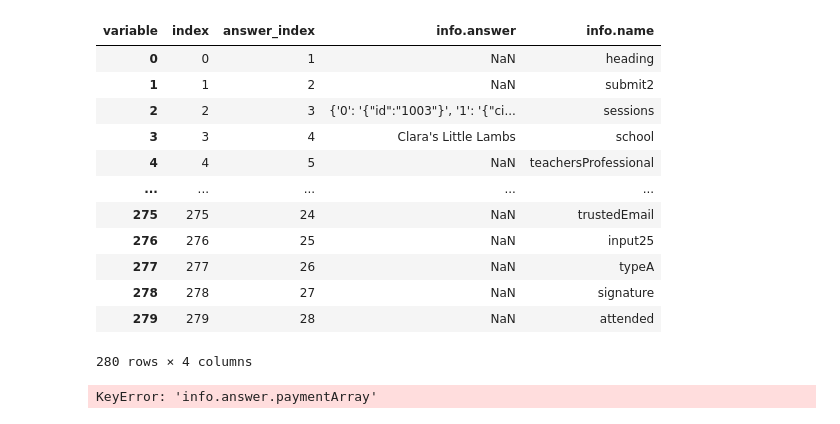
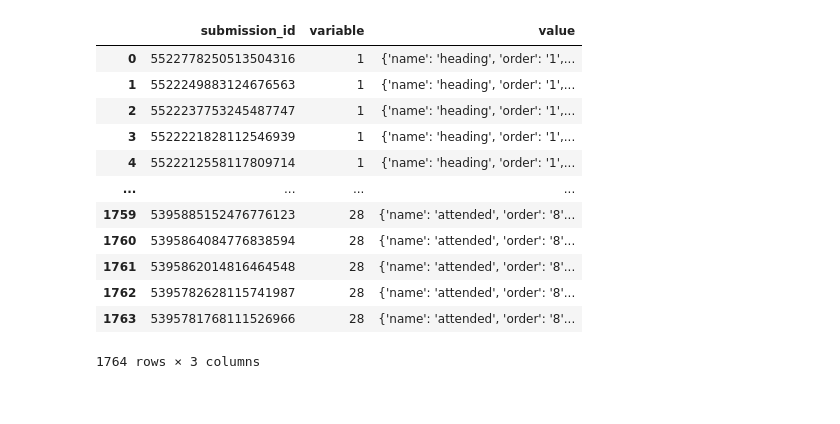
Before and after one commit to ssimo3lsuhsc/dataspell_workspace1, a Jupyter notebook: ehs/2022.07.01-2023.06.31/registration_exploder.ipynb, the cells around one changed output. Drawn from its saved outputs; the diff is of its cells as text; code cells hidden in the pictures.

Commit message:
Got answers unpivotes

```diff
--- a/ehs/2022.07.01-2023.06.31/registration_exploder.ipynb
+++ b/ehs/2022.07.01-2023.06.31/registration_exploder.ipynb
@@ -105,34 +155,16 @@ form_responses
-# %%
-
-    form_responses = form_responses.melt(id_vars=["index"])
-
-    form_responses = form_responses[lambda responses: responses["variable"].isin(["info.answer", "info.name", "answer_index"])]
-    form_responses = form_responses.pivot(index="index", columns="variable")["value"].reset_index()
-    form_responses["info.answer"] = form_responses["info.answer"].apply(deserialize_answer)
-
-form_responses
-# %% [output]
-| variable | index | answer_index | info.answer | info.name |
-| 0 | 0 | 1 | NaN | heading |
-| 1 | 1 | 2 | NaN | submit2 |
-| 2 | 2 | 3 | {'0': '{"id":"1003"}', '1': '{"ci... | sessions |
-| 3 | 3 | 4 | Clara's Little Lambs | school |
-| 4 | 4 | 5 | NaN | teachersProfessional |
-| ... | ... | ... | ... | ... |
-| 275 | 275 | 24 | NaN | trustedEmail |
-| 276 | 276 | 25 | NaN | input25 |
-| 277 | 277 | 26 | NaN | typeA |
-| 278 | 278 | 27 | NaN | signature |
-| 279 | 279 | 28 | NaN | attended |
-280 rows × 4 columns
-# %%
-
-form_responses = form_responses.applymap(applyjson)
-form_responses_expanded = form_responses["info.answer.paymentArray"].apply(pandas.Series)
-form_responses_expanded = form_responses_expanded.rename(mapper=lambda column: "info.answer.paymentArray." + str(column), axis="columns")
-form_responses = pandas.merge(form_responses, form_responses_expanded, left_index = True, right_index = True)
-form_responses = pandas.merge(form_responses, form_responses["info.answer.paymentArray.shortView"].apply(pandas.Series).explode("products").rename(lambda title: "info.answer.shortView." + str(title), axis="columns"), left_index=True, right_index=True)
-form_responses["info.answer.shortView.products.title"] = form_responses["info.answer.shortView.products"].apply(pandas.Series)["title"]
-form_responses = form_responses.drop("info.answer.shortView.products", axis="columns")
-# %% [output]
-KeyError: 'info.answer.paymentArray'
+# %%
+answers
+# %% [output]
+|  | submission_id | variable | value |
+| 0 | 5522778250513504316 | 1 | {'name': 'heading', 'order': '1',... |
+| 1 | 5522249883124676563 | 1 | {'name': 'heading', 'order': '1',... |
+| 2 | 5522237753245487747 | 1 | {'name': 'heading', 'order': '1',... |
+| 3 | 5522221828112546939 | 1 | {'name': 'heading', 'order': '1',... |
+| 4 | 5522212558117809714 | 1 | {'name': 'heading', 'order': '1',... |
+| ... | ... | ... | ... |
+| 1759 | 5395885152476776123 | 28 | {'name': 'attended', 'order': '8'... |
+| 1760 | 5395864084776838594 | 28 | {'name': 'attended', 'order': '8'... |
+| 1761 | 5395862014816464548 | 28 | {'name': 'attended', 'order': '8'... |
+| 1762 | 5395782628115741987 | 28 | {'name': 'attended', 'order': '8'... |
+| 1763 | 5395781768111526966 | 28 | {'name': 'attended', 'order': '8'... |
+1764 rows × 3 columns
```
Also changed, not shown: parts of 3 cells of this notebook.
